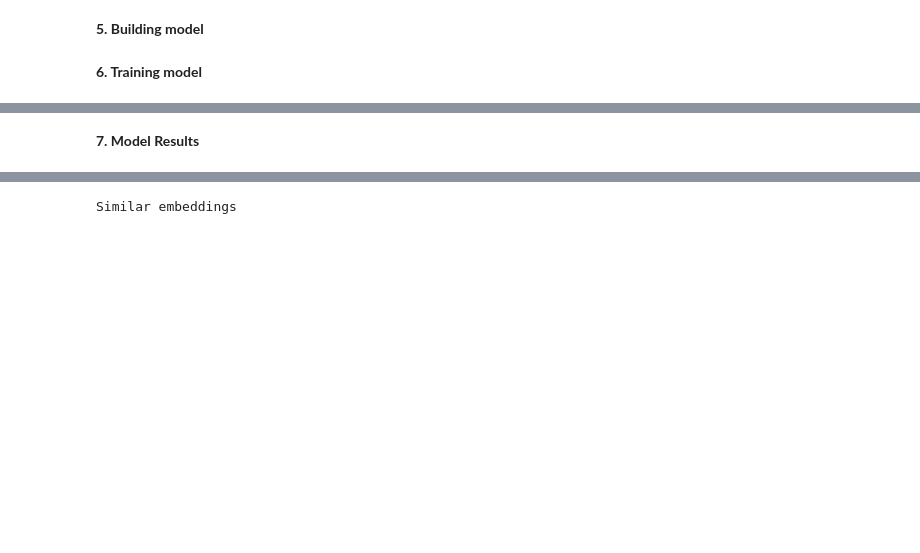
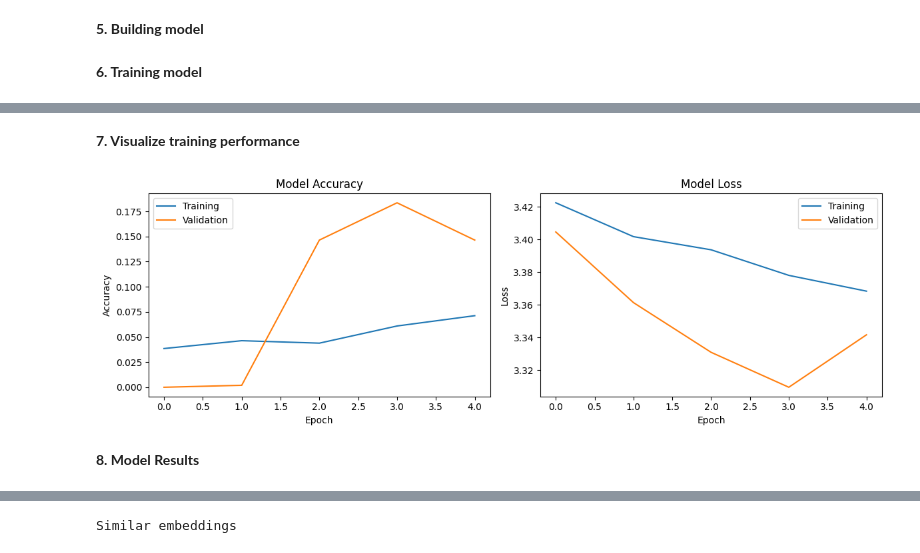
Before and after one commit to matcze/face_recognition, a Jupyter notebook: model.ipynb, the cells around one changed output, grey strips where cells are left out. Cells and saved outputs as stored; diff of their text form; code cells hidden in the pictures; blank space fills up the shorter version.

Commit message:
adding visualization

```diff
--- a/model.ipynb
+++ b/model.ipynb
@@ -383,0 +386,14 @@ history = training_model.fit(
+# %%
+training_model, embedding_model = build_vit_face_model(
+    num_identities
+)
+
+training_model.compile(
+    optimizer=tf.keras.optimizers.Adam(
+        learning_rate=CONFIGURATION["LEARNING_RATE"]
+    ),
+    loss="sparse_categorical_crossentropy",
+    metrics=["accuracy"]
+)
+
+training_model.summary()
@@ -384,2 +472,31 @@ history = training_model.fit(
+# %% [markdown]
+**7. Visualize training performance**
+# %%
+plt.figure(figsize=(12, 4))
+
+plt.subplot(1, 2, 1)
+
+plt.plot(history.history["accuracy"], label="Training")
+plt.plot(history.history["val_accuracy"], label="Validation")
+
+plt.title("Model Accuracy")
+plt.xlabel("Epoch")
+plt.ylabel("Accuracy")
+plt.legend()
+
+plt.subplot(1, 2, 2)
+
+plt.plot(history.history["loss"], label="Training")
+plt.plot(history.history["val_loss"], label="Validation")
+
+plt.title("Model Loss")
+plt.xlabel("Epoch")
+plt.ylabel("Loss")
+plt.legend()
+
+plt.tight_layout()
+plt.show()
+# %% [output]
+[figure, added]
 # %% [markdown]
-**7. Model Results**
+**8. Model Results**
```
Also changed, not shown: parts of 36 cells of this notebook.
